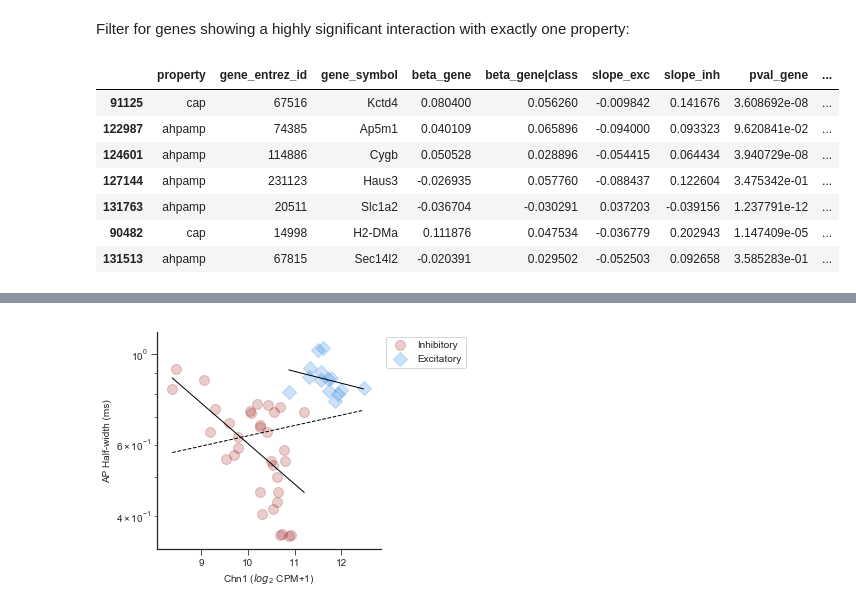
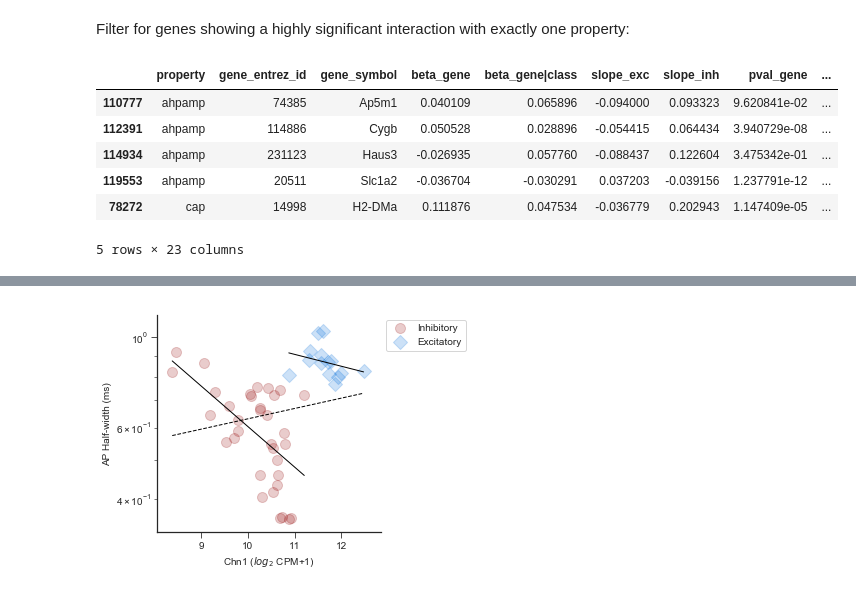
Before and after one commit to PavlidisLab/transcriptomic_correlates, a Jupyter notebook: Plotting Tools.ipynb, the cells around one changed output, grey strips where cells are left out. Saved outputs shown, nothing was run; the diff lists cells and outputs as text; code cells hidden in the pictures.

```diff
--- a/Plotting Tools.ipynb
+++ b/Plotting Tools.ipynb
@@ -16,10 +16,10 @@ Enter the path where you saved the files:
 # %%
 data_path = './Data/'
 
-path_s4 = data_path + 'TableS4.csv'
-path_s5 = data_path + 'TableS5.csv'
-path_s6 = data_path + 'TableS6.csv'
-path_s7 = data_path + 'TableS7.csv'
+path_1 = data_path + 'online_table1.csv'
+path_2 = data_path + 'online_table2.csv'
+path_3 = data_path + 'online_table3.csv'
+path_4 = data_path + 'online_table4.csv'
 # %% [markdown]
 Run the next cell to load the data and get everything set up:
 - Import libraries
@@ -423,13 +491,12 @@ s4[(s4['n_significant_0.1_g|c'] < 4) & (s4['FDR_gene|class_anova'] <= 0.000001)]
 # %% [markdown]
 Filter for genes showing a highly significant interaction with exactly one property:
 # %%
-s4[(s4['n_significant_0.1_int'] == 1) & (s4['FDR_int_anova'] <= 0.001)]
+scores[(scores['n_significant_0.1_int'] == 1) & (scores['FDR_int_anova'] <= 0.001)]
 # %% [output]
 |  | property | gene_entrez_id | gene_symbol | beta_gene | beta_gene|class | slope_exc | slope_inh | pval_gene | ... |
-| 91125 | cap | 67516 | Kctd4 | 0.080400 | 0.056260 | -0.009842 | 0.141676 | 3.608692e-08 | ... |
-| 122987 | ahpamp | 74385 | Ap5m1 | 0.040109 | 0.065896 | -0.094000 | 0.093323 | 9.620841e-02 | ... |
-| 124601 | ahpamp | 114886 | Cygb | 0.050528 | 0.028896 | -0.054415 | 0.064434 | 3.940729e-08 | ... |
-| 127144 | ahpamp | 231123 | Haus3 | -0.026935 | 0.057760 | -0.088437 | 0.122604 | 3.475342e-01 | ... |
-| 131763 | ahpamp | 20511 | Slc1a2 | -0.036704 | -0.030291 | 0.037203 | -0.039156 | 1.237791e-12 | ... |
-| 90482 | cap | 14998 | H2-DMa | 0.111876 | 0.047534 | -0.036779 | 0.202943 | 1.147409e-05 | ... |
-| 131513 | ahpamp | 67815 | Sec14l2 | -0.020391 | 0.029502 | -0.052503 | 0.092658 | 3.585283e-01 | ... |
+| 110777 | ahpamp | 74385 | Ap5m1 | 0.040109 | 0.065896 | -0.094000 | 0.093323 | 9.620841e-02 | ... |
+| 112391 | ahpamp | 114886 | Cygb | 0.050528 | 0.028896 | -0.054415 | 0.064434 | 3.940729e-08 | ... |
+| 114934 | ahpamp | 231123 | Haus3 | -0.026935 | 0.057760 | -0.088437 | 0.122604 | 3.475342e-01 | ... |
+| 119553 | ahpamp | 20511 | Slc1a2 | -0.036704 | -0.030291 | 0.037203 | -0.039156 | 1.237791e-12 | ... |
+| 78272 | cap | 14998 | H2-DMa | 0.111876 | 0.047534 | -0.036779 | 0.202943 | 1.147409e-05 | ... |
+5 rows × 23 columns
```
Also changed, not shown: parts of 48 cells of this notebook, 13 other files.
